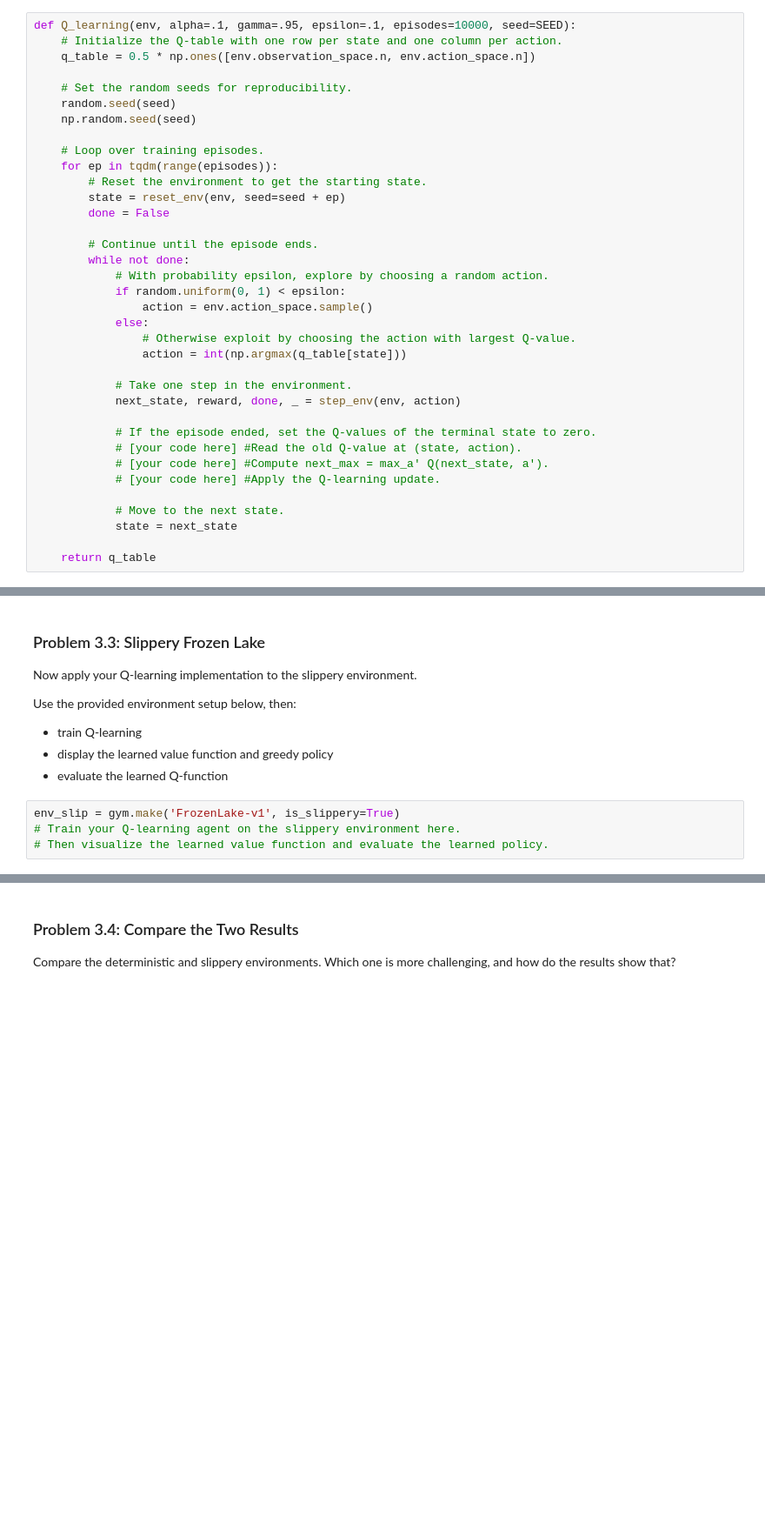
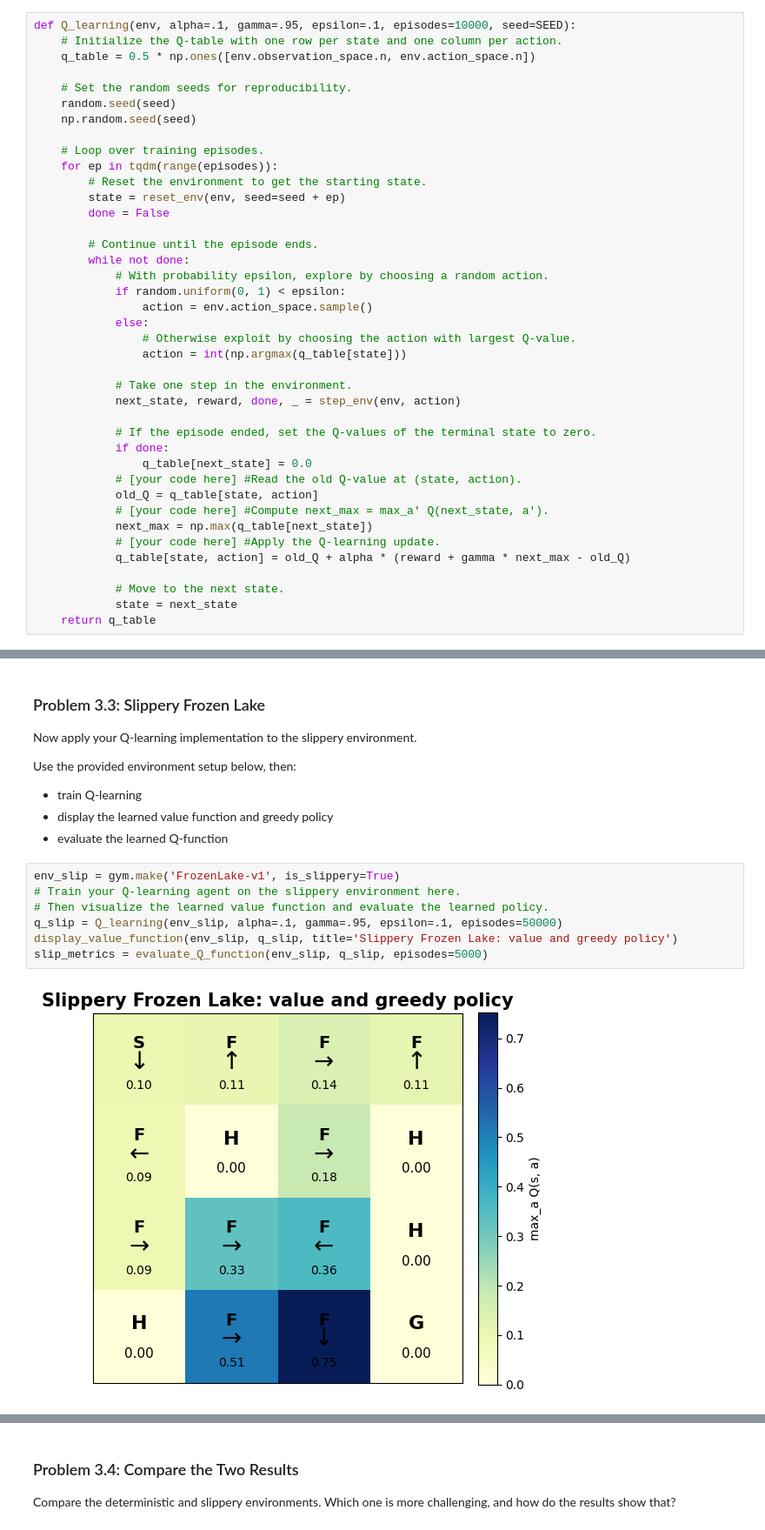
Before and after one commit to yaj0212/Introductory-Machine-Learning, a Jupyter notebook: assignments/assn5/assn5.ipynb, the cells around one changed output, grey strips where cells are left out. Shown at 87% size. Saved outputs shown, nothing was run; the diff lists cells and outputs as text; blank space fills up the shorter version.

```diff
--- a/assignments/assn5/assn5.ipynb
+++ b/assignments/assn5/assn5.ipynb
@@ -1335,13 +1431,17 @@ def Q_learning(env, alpha=.1, gamma=.95, epsilon=.1, episodes=10000, seed=SEED):
             next_state, reward, done, _ = step_env(env, action)
 
             # If the episode ended, set the Q-values of the terminal state to zero.
+            if done:
+                q_table[next_state] = 0.0
             # [your code here] #Read the old Q-value at (state, action).
+            old_Q = q_table[state, action]
             # [your code here] #Compute next_max = max_a' Q(next_state, a').
+            next_max = np.max(q_table[next_state])
             # [your code here] #Apply the Q-learning update.
+            q_table[state, action] = old_Q + alpha * (reward + gamma * next_max - old_Q)
 
             # Move to the next state.
             state = next_state
-
     return q_table
 # %% [markdown]
 ### Problem 3.2: Deterministic Frozen Lake Example
@@ -1365,4 +1471,9 @@ Use the provided environment setup below, then:
 # %%
 env_slip = gym.make('FrozenLake-v1', is_slippery=True)
 # Train your Q-learning agent on the slippery environment here.
 # Then visualize the learned value function and evaluate the learned policy.
+q_slip = Q_learning(env_slip, alpha=.1, gamma=.95, epsilon=.1, episodes=50000)
+display_value_function(env_slip, q_slip, title='Slippery Frozen Lake: value and greedy policy')
+slip_metrics = evaluate_Q_function(env_slip, q_slip, episodes=5000)
+# %% [output]
+[figure, added]
```
Also changed, not shown: parts of 30 cells of this notebook.
